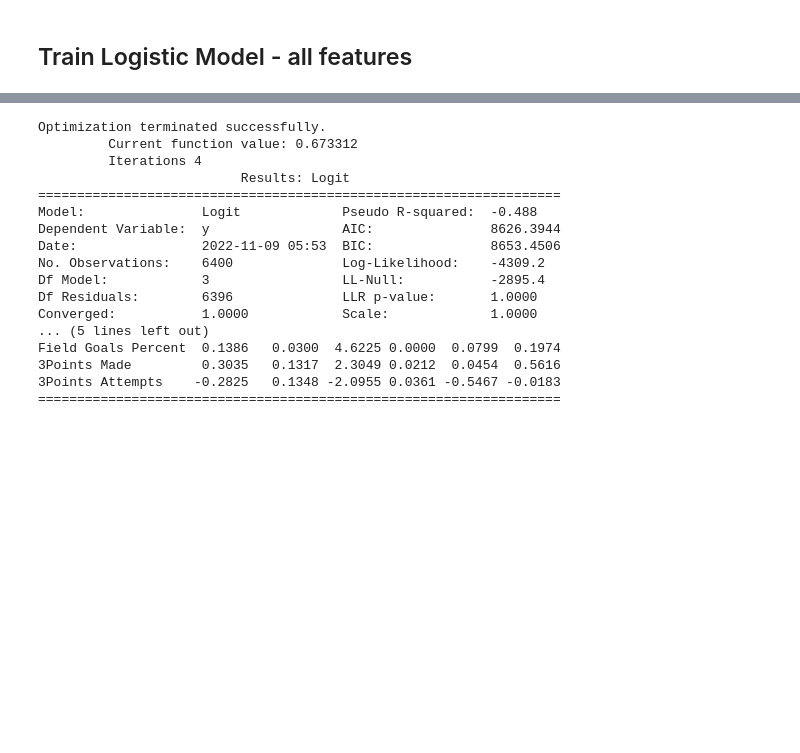
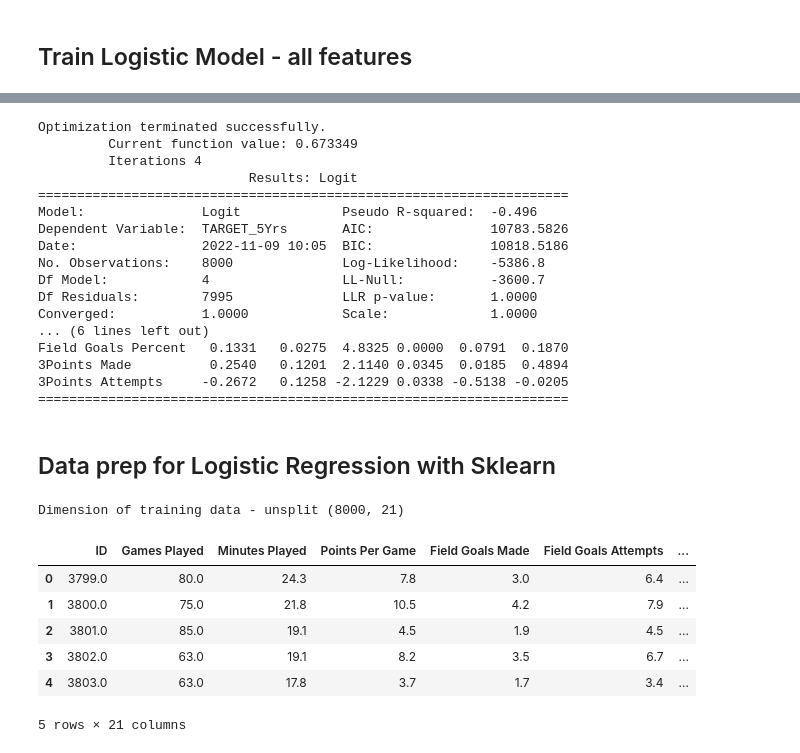
Before and after one commit to aprilgum/adv-dsi-2022-at1-grp4, a Jupyter notebook: nba-career-prediction/notebooks/nommesen_april-week1-logreg1.ipynb, the cells around one changed output, grey strips where cells are left out. Cells and saved outputs as stored; diff of their text form; code cells hidden in the pictures; blank space fills up the shorter version.

```diff
--- a/nba-career-prediction/notebooks/nommesen_april-week1-logreg1.ipynb
+++ b/nba-career-prediction/notebooks/nommesen_april-week1-logreg1.ipynb
@@ -156,7 +155,7 @@ cols=['Games Played',
     # 'Minutes Played',
     # 'Points Per Game',
     # 'Field Goals Made',
-    # 'Field Goals Attempts',
+    'Field Goals Attempts',
     'Field Goals Percent',
     '3Points Made',
     '3Points Attempts'
@@ -173,27 +172,72 @@ cols=['Games Played',
     # 'Turnovers'
      ]
 
-X=X_train[cols]
-y=y_train
+X=X_ftrain[cols]
+y=y_ftrain
 
 logit_model=sm.Logit(y,X)
 result=logit_model.fit()
 print(result.summary2())
 # %% [output]
 Optimization terminated successfully.
-         Current function value: 0.673312
+         Current function value: 0.673349
          Iterations 4
-                          Results: Logit
-===================================================================
-Model:               Logit             Pseudo R-squared:  -0.488
-Dependent Variable:  y                 AIC:               8626.3944
-Date:                2022-11-09 05:53  BIC:               8653.4506
-No. Observations:    6400              Log-Likelihood:    -4309.2
-Df Model:            3                 LL-Null:           -2895.4
-Df Residuals:        6396              LLR p-value:       1.0000
+                           Results: Logit
+====================================================================
+Model:               Logit             Pseudo R-squared:  -0.496
+Dependent Variable:  TARGET_5Yrs       AIC:               10783.5826
+Date:                2022-11-09 10:05  BIC:               10818.5186
+No. Observations:    8000              Log-Likelihood:    -5386.8
+Df Model:            4                 LL-Null:           -3600.7
+Df Residuals:        7995              LLR p-value:       1.0000
 Converged:           1.0000            Scale:             1.0000
-... (5 lines left out)
-Field Goals Percent  0.1386   0.0300  4.6225 0.0000  0.0799  0.1974
-3Points Made         0.3035   0.1317  2.3049 0.0212  0.0454  0.5616
-3Points Attempts    -0.2825   0.1348 -2.0955 0.0361 -0.5467 -0.0183
-===================================================================
+... (6 lines left out)
+Field Goals Percent   0.1331   0.0275  4.8325 0.0000  0.0791  0.1870
+3Points Made          0.2540   0.1201  2.1140 0.0345  0.0185  0.4894
+3Points Attempts     -0.2672   0.1258 -2.1229 0.0338 -0.5138 -0.0205
+====================================================================
+# %% [markdown]
+## Data prep for Logistic Regression with Sklearn
+# %%
+alltrain = np.load('../data/processed/alltrain.npy')
+
+print("Dimension of training data - unsplit", alltrain.shape)
+# %% [output]
+Dimension of training data - unsplit (8000, 21)
+# %%
+df_alltrain = pd.DataFrame(alltrain,
+             columns=['ID',
+                 'Games Played',
+    'Minutes Played',
+    'Points Per Game',
+    'Field Goals Made',
+    'Field Goals Attempts',
+    'Field Goals Percent',
+    '3Points Made',
+    '3Points Attempts',
+    '3Points Percent',
+    'Free Throw Made',
+    'Free Throw Attempts',
+    'Free Throw Percent',
+    'Offensive Rebounds',
+    'Defensive Rebounds',
+    'Rebounds',
+    'Assists',
+    'Steals',
+    'Blocks',
+    'Turnovers',
+     'TARGET_5Yrs'
+                     ])
+
+df_alltrain['TARGET_5Yrs'] = df_alltrain['TARGET_5Yrs'].astype(dtype ='int64')
+df_alltrain['ID'] = df_alltrain['ID'].astype(dtype ='str')
+
+df_alltrain.head()
+# %% [output]
+|  | ID | Games Played | Minutes Played | Points Per Game | Field Goals Made | Field Goals Attempts | ... |
+| 0 | 3799.0 | 80.0 | 24.3 | 7.8 | 3.0 | 6.4 | ... |
+| 1 | 3800.0 | 75.0 | 21.8 | 10.5 | 4.2 | 7.9 | ... |
+| 2 | 3801.0 | 85.0 | 19.1 | 4.5 | 1.9 | 4.5 | ... |
+| 3 | 3802.0 | 63.0 | 19.1 | 8.2 | 3.5 | 6.7 | ... |
+| 4 | 3803.0 | 63.0 | 17.8 | 3.7 | 1.7 | 3.4 | ... |
+5 rows × 21 columns
```
Also changed, not shown: parts of 33 cells of this notebook, 4 other files.
